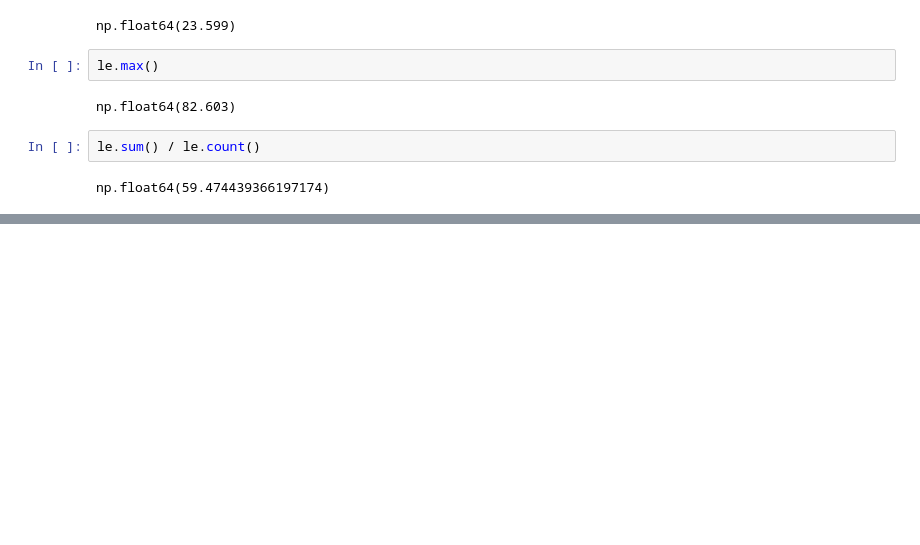
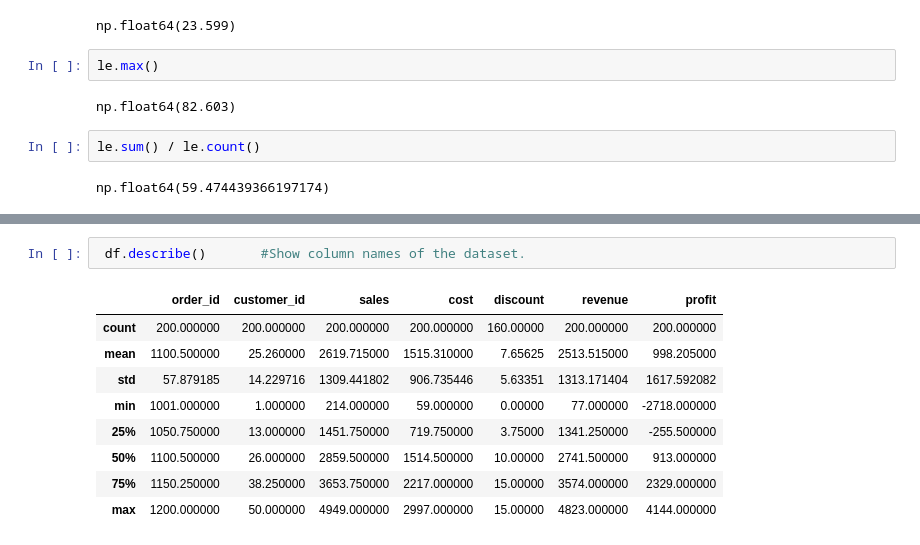
Before and after one commit to Jnanaranjan07/Data_Analysis_Using_Pandas, a Jupyter notebook: python .ipynb, the cells around one changed output, grey strips where cells are left out. Cells and saved outputs as stored; diff of their text form; blank space fills up the shorter version.

```diff
--- a/python .ipynb
+++ b/python .ipynb
@@ -370,0 +416,12 @@ np.float64(59.474439366197174)
+# %%
+ df.describe()       #Show column names of the dataset.
+# %% [output]
+|  | order_id | customer_id | sales | cost | discount | revenue | profit |
+| count | 200.000000 | 200.000000 | 200.000000 | 200.000000 | 160.00000 | 200.000000 | 200.000000 |
+| mean | 1100.500000 | 25.260000 | 2619.715000 | 1515.310000 | 7.65625 | 2513.515000 | 998.205000 |
+| std | 57.879185 | 14.229716 | 1309.441802 | 906.735446 | 5.63351 | 1313.171404 | 1617.592082 |
+| min | 1001.000000 | 1.000000 | 214.000000 | 59.000000 | 0.00000 | 77.000000 | -2718.000000 |
+| 25% | 1050.750000 | 13.000000 | 1451.750000 | 719.750000 | 3.75000 | 1341.250000 | -255.500000 |
+| 50% | 1100.500000 | 26.000000 | 2859.500000 | 1514.500000 | 10.00000 | 2741.500000 | 913.000000 |
+| 75% | 1150.250000 | 38.250000 | 3653.750000 | 2217.000000 | 15.00000 | 3574.000000 | 2329.000000 |
+| max | 1200.000000 | 50.000000 | 4949.000000 | 2997.000000 | 15.00000 | 4823.000000 | 4144.000000 |
```
Also changed, not shown: parts of 5 cells of this notebook.
